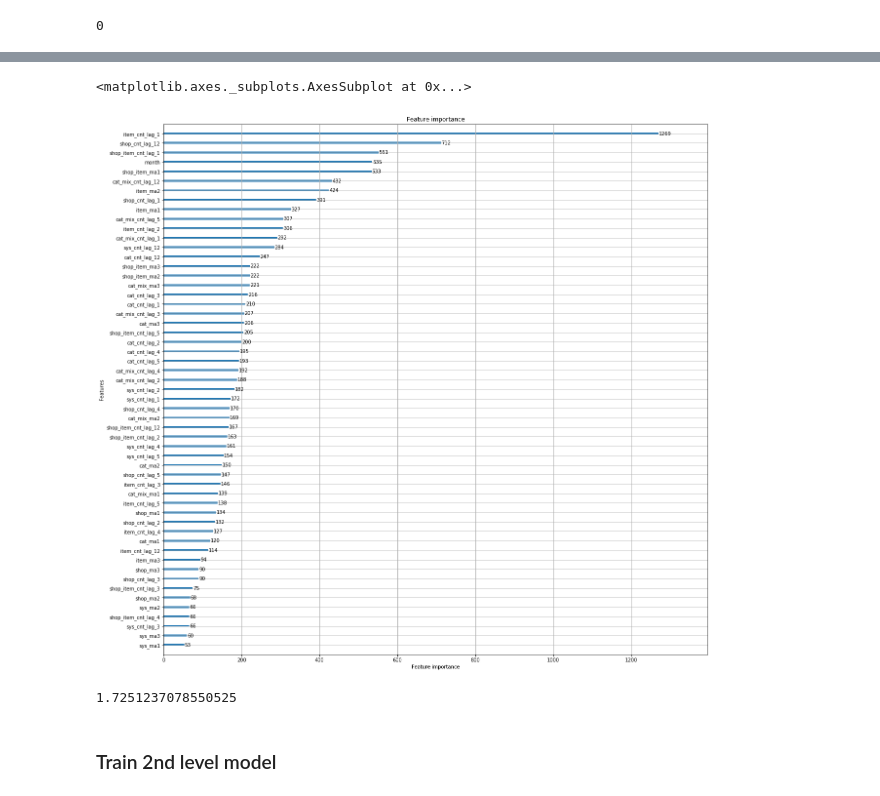
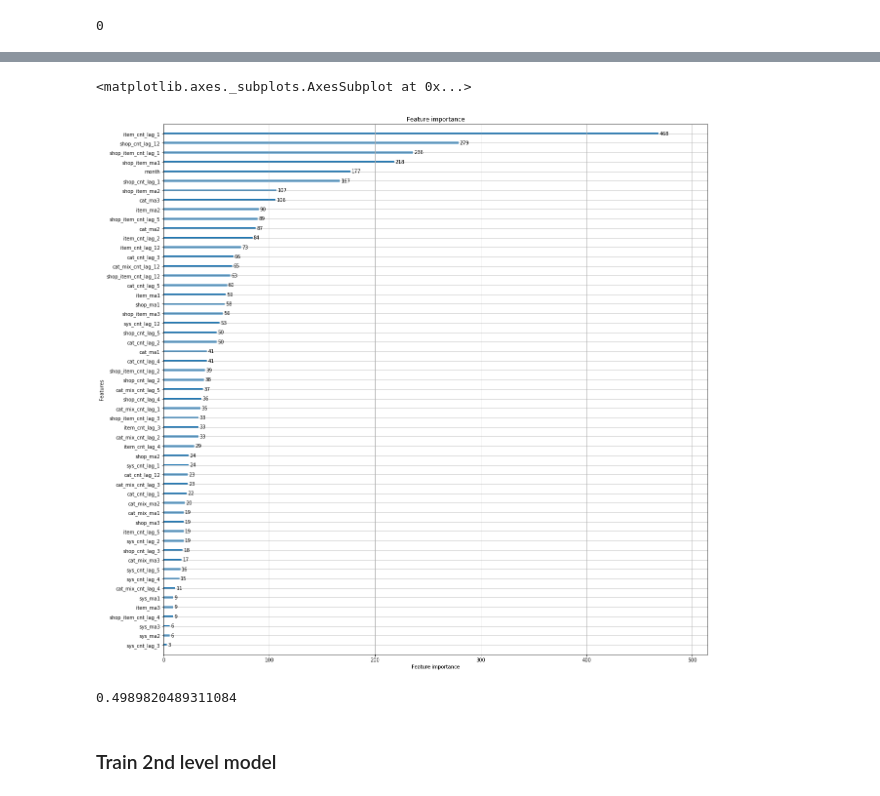
Before and after one commit to xiaoyu7016/my_kaggle, a Jupyter notebook: course/script/2018.10.23 - Stacking.ipynb, the cells around one changed output, grey strips where cells are left out. Saved outputs shown, nothing was run; the diff lists cells and outputs as text; code cells hidden in the pictures.

Commit message:
fix clipping - also clip target var to [0,20]

```diff
--- a/course/script/2018.10.23 - Stacking.ipynb
+++ b/course/script/2018.10.23 - Stacking.ipynb
@@ -38,7 +38,7 @@ val_month
 # %% [output]
 [28, 29, 30, 31, 32, 33]
 # %%
-window = 15
+window = 12
 # %% [markdown]
 ### Linear model
 # %%
@@ -193,12 +175,12 @@ NameError: name 'model' is not defined
 # %%
 np.save(r'../lgb_result_clip_d10m20_15m.np5',lgb_pred)
 # %%
-lgb.plot_importance(model,figsize=(20,20))
+lgb.plot_importance(lgb_model,figsize=(20,20))
 # %% [output]
 <matplotlib.axes._subplots.AxesSubplot at 0x...>
-[figure, old version]
+[figure, new version]
 # %%
-rmse_clip(y_test_all,lgb_pred)
+rmse_clip(y_test_all[y_test_all<20],lgb_pred[y_test_all<20])
 # %% [output]
-1.7251237078550525
+0.4989820489311084
 # %%
```
Also changed, not shown: parts of 8 cells of this notebook, 2 other files.
